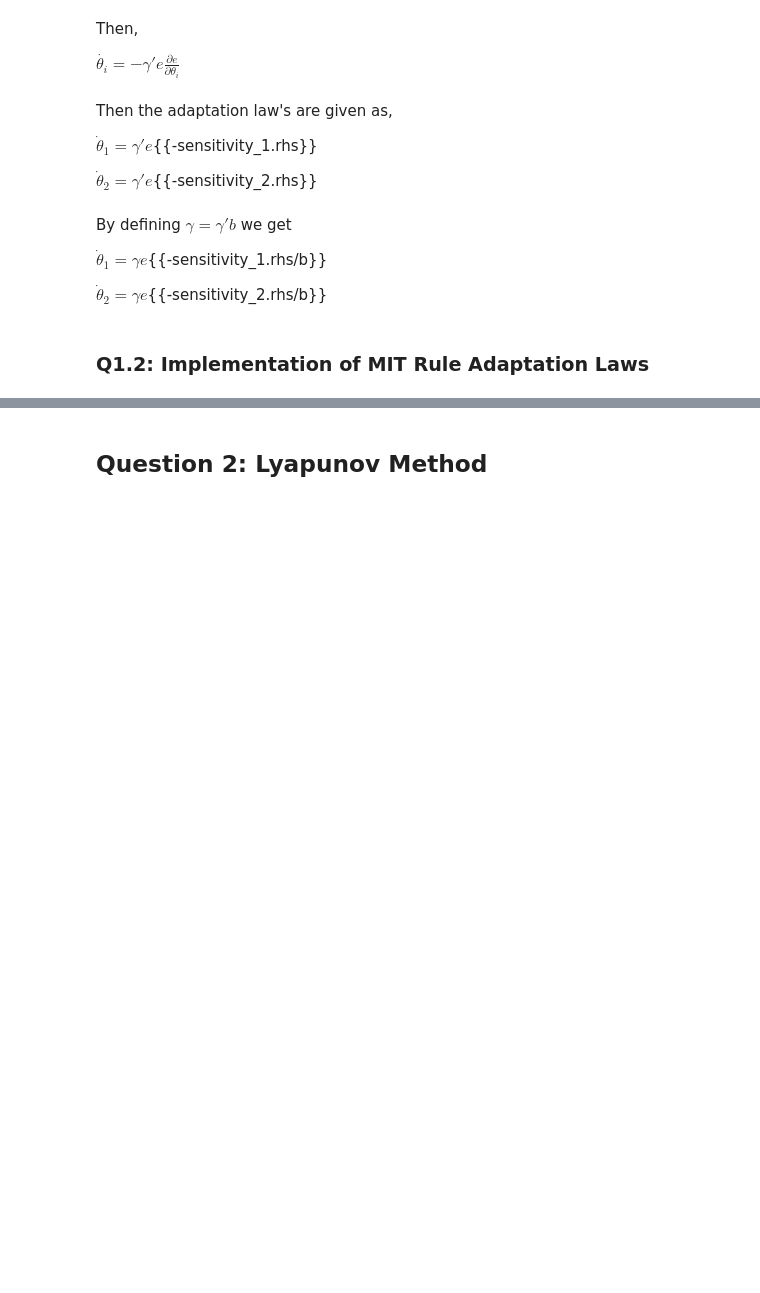
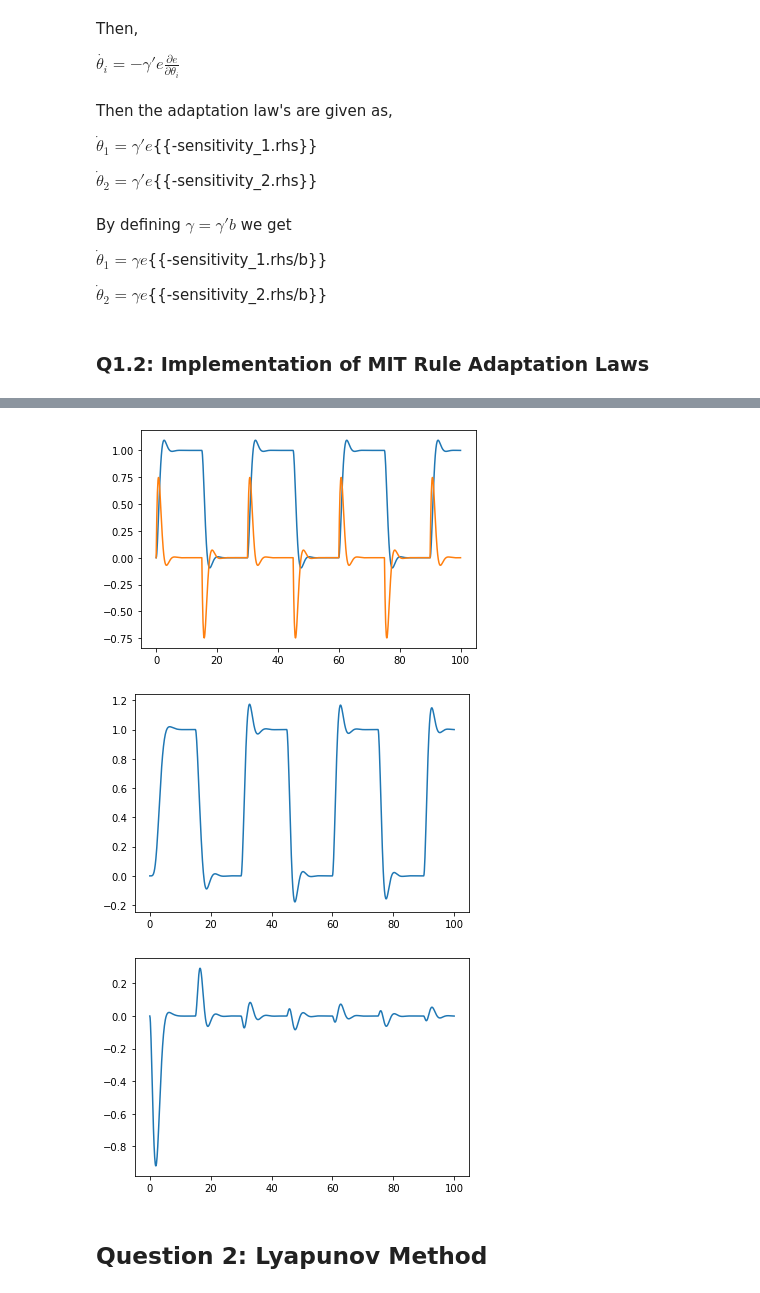
Before and after one commit to derekboase/Adaptive_Control_Code, a Jupyter notebook: Assignments/Assignment_3/Boase_Derek_hw3.ipynb, the cells around one changed output, grey strips where cells are left out. Drawn from its saved outputs; the diff is of its cells as text; code cells hidden in the pictures; blank space fills up the shorter version.

```diff
--- a/Assignments/Assignment_3/Boase_Derek_hw3.ipynb
+++ b/Assignments/Assignment_3/Boase_Derek_hw3.ipynb
@@ -299,2 +240,56 @@ plt.show()
+# %%
+d2ym_dt2_arr = np.array([0])
+def parameters(init, t):
+    global C, K, d2ym_dt2_arr
+    gamma = 5
+
+    # Initial conditions
+    ym, ym_prime = init[0], init[1]
+    y, y_prime = init[2], init[3]
+    theta1, theta1_p, theta1_pp = init[4], init[5], init[6]
+    theta2, theta2_p, theta2_pp = init[7], init[8], init[9]
+
+    uc = float(sin(2.0*pi*t/30.0) >= 0)
+
+    # ym calculation
+    dym_dt = ym_prime
+    d2ym_dt2 = -K*dym_dt - C*ym + C*uc
+
+    # y calculation
+    dy_dt = y_prime
+    d2y_dt2 = -(3 + theta2)*dy_dt + theta1*(y - uc)
+    e = dy_dt-dym_dt
+
+    # Theta1 calculation
+    M = gamma*e*(K*dym_dt + d2ym_dt2)
+#     M = 0.8
+    dth1_dt = theta1_p
+    d2th1_dt2 = theta1_pp
+    d3th1_dt3 = -K*d2th1_dt2 - C*dth1_dt + M/C
+
+    # Theta2 calculation
+    N = gamma*e*dym_dt
+    dth2_dt = theta2_p
+    d2th2_dt2 = theta2_pp
+    d3th2_dt3 = -K*d2th2_dt2 - C*dth2_dt + N
+
+    return [dym_dt, d2ym_dt2, dy_dt, d2y_dt2, dth1_dt, d2th1_dt2, d3th1_dt3, dth2_dt, d2th2_dt2, d3th2_dt3]
+
+init = np.zeros(10,)
+params_sol = odeint(parameters, init, t)
+plt.plot(t, params_sol[:, 0])
+plt.plot(t, params_sol[:, 1])
+
+plt.show()
+plt.plot(t, params_sol[:, 2])
+# plt.plot(t, params_sol[:, 7], '--')
+plt.show()
+
+plt.plot(t, params_sol[:,2] - params_sol[:,0])
+plt.show()
+# %% [output]
+[figure, added]
+[figure, added]
+[figure, added]
 # %% [markdown]
 ## Question 2: Lyapunov Method
```
Also changed, not shown: parts of 17 cells of this notebook.
